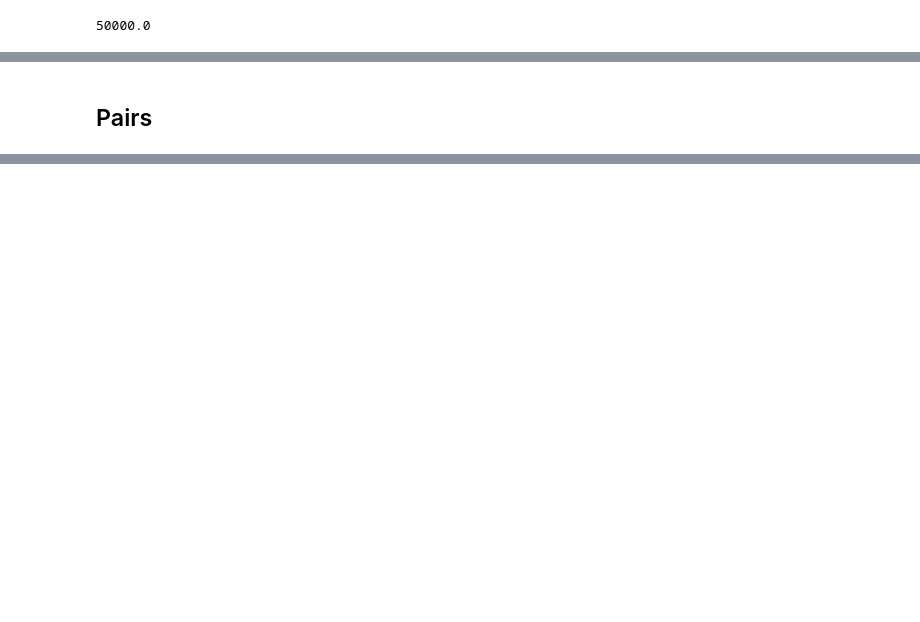
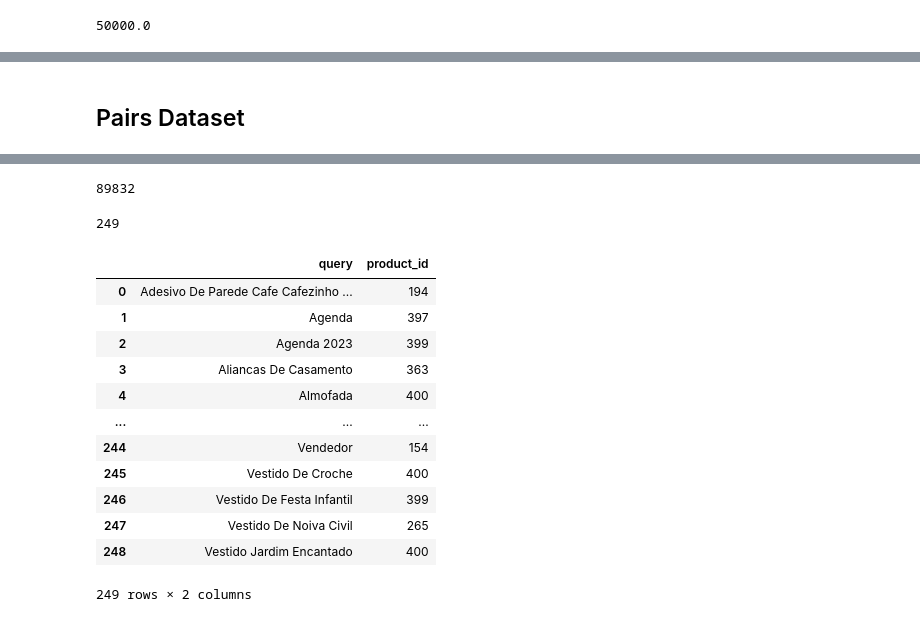
Before and after one commit to brenomatos/case, a Jupyter notebook: exp-analysis.ipynb, the cells around one changed output, grey strips where cells are left out. Cells and saved outputs as stored; diff of their text form; code cells hidden in the pictures; blank space fills up the shorter version.

Commit message:
updates indexing, exp analysis

```diff
--- a/exp-analysis.ipynb
+++ b/exp-analysis.ipynb
@@ -219,5 +227,5 @@ lda_model.print_topics()
 # %% [markdown]
-## Pairs
+## Pairs Dataset
 # %%
 pairs = pd.read_csv("pairs.csv")
 pairs.head()
@@ -228,3 +236,29 @@ pairs.head()
 | 2 | 8589934836 | 8589934668 | Toalha De Lavabo | 233 | 219 | 2 | 0 | ... |
 | 3 | 8589934727 | 17179884005 | Calendario 2023 Editavel | 40 | 4871 | 2 | 0 | ... |
 | 4 | 8589934934 | 25769803777 | Ecobag | 286 | 166 | 3 | 0 | ... |
+# %%
+len(pairs)
+# %% [output]
+89832
+# %%
+# queries unicas
+len(pairs["query"].unique())
+# %% [output]
+249
+# %%
+# quantos produtos relevantes por query
+pairs.groupby("query",as_index=False).count()[["query","product_id"]]
+# %% [output]
+|  | query | product_id |
+| 0 | Adesivo De Parede Cafe Cafezinho ... | 194 |
+| 1 | Agenda | 397 |
+| 2 | Agenda 2023 | 399 |
+| 3 | Aliancas De Casamento | 363 |
+| 4 | Almofada | 400 |
+| ... | ... | ... |
+| 244 | Vendedor | 154 |
+| 245 | Vestido De Croche | 400 |
+| 246 | Vestido De Festa Infantil | 399 |
+| 247 | Vestido De Noiva Civil | 265 |
+| 248 | Vestido Jardim Encantado | 400 |
+249 rows × 2 columns
```
Also changed, not shown: parts of 26 cells of this notebook, 11 other files.
